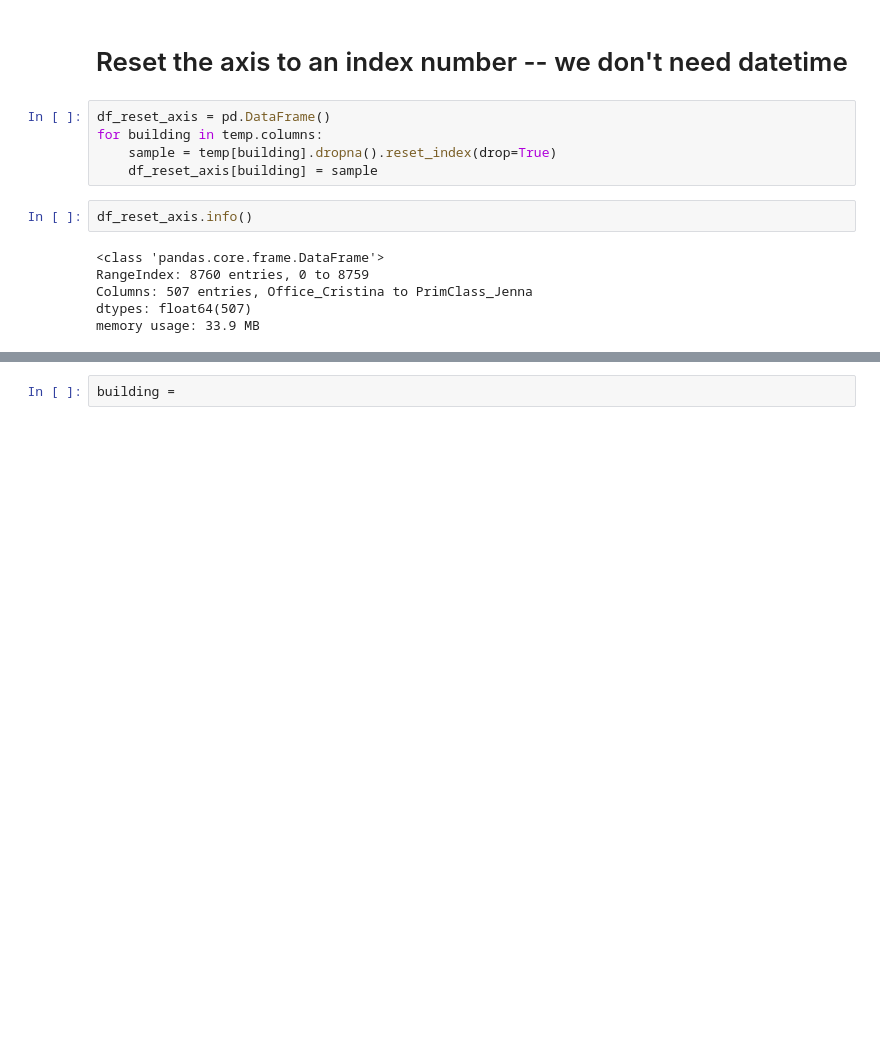
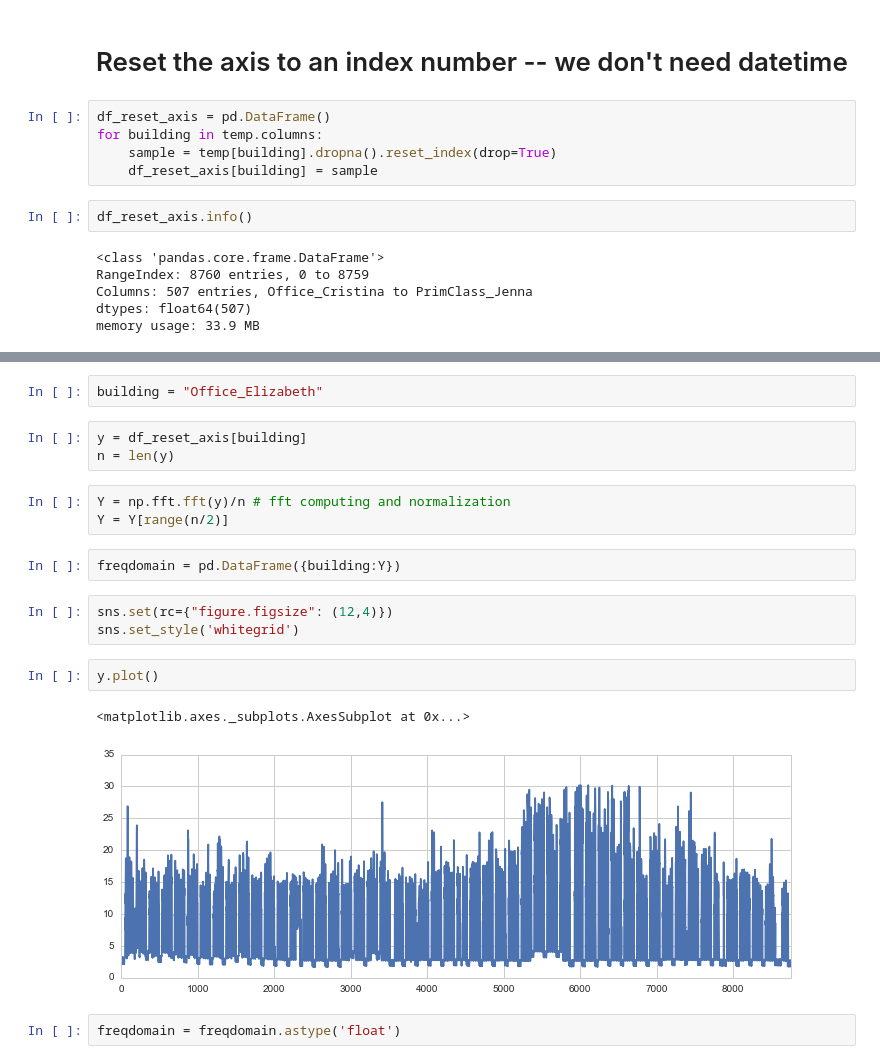
Before and after one commit to buds-lab/the-building-data-genome-project, a Jupyter notebook: notebooks/14_FastFourierTransform.ipynb, the cells around one changed output, grey strips where cells are left out. Drawn from its saved outputs; the diff is of its cells as text; blank space fills up the shorter version.

```diff
--- a/notebooks/14_FastFourierTransform.ipynb
+++ b/notebooks/14_FastFourierTransform.ipynb
@@ -33,2 +37,20 @@ memory usage: 33.9 MB
 # %%
-building =
+building = "Office_Elizabeth"
+# %%
+y = df_reset_axis[building]
+n = len(y)
+# %%
+Y = np.fft.fft(y)/n # fft computing and normalization
+Y = Y[range(n/2)]
+# %%
+freqdomain = pd.DataFrame({building:Y})
+# %%
+sns.set(rc={"figure.figsize": (12,4)})
+sns.set_style('whitegrid')
+# %%
+y.plot()
+# %% [output]
+<matplotlib.axes._subplots.AxesSubplot at 0x...>
+[figure, added]
+# %%
+freqdomain = freqdomain.astype('float')
```
Also changed, not shown: parts of 3 cells of this notebook, 4 other files.
